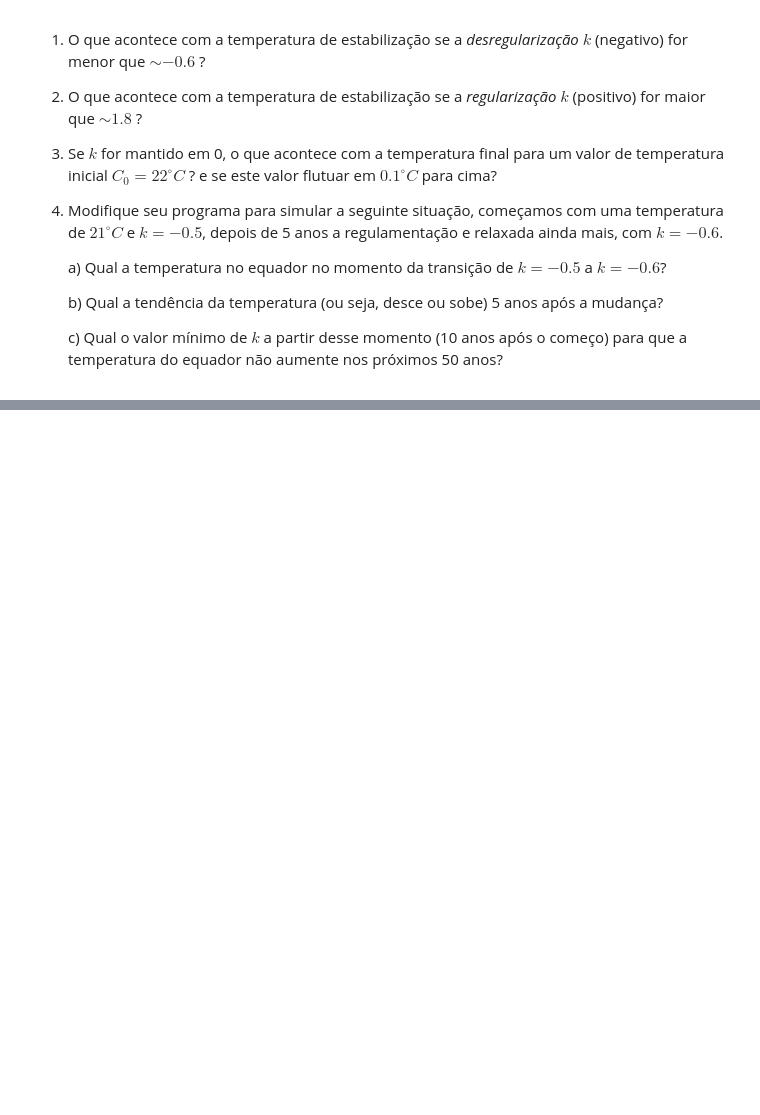
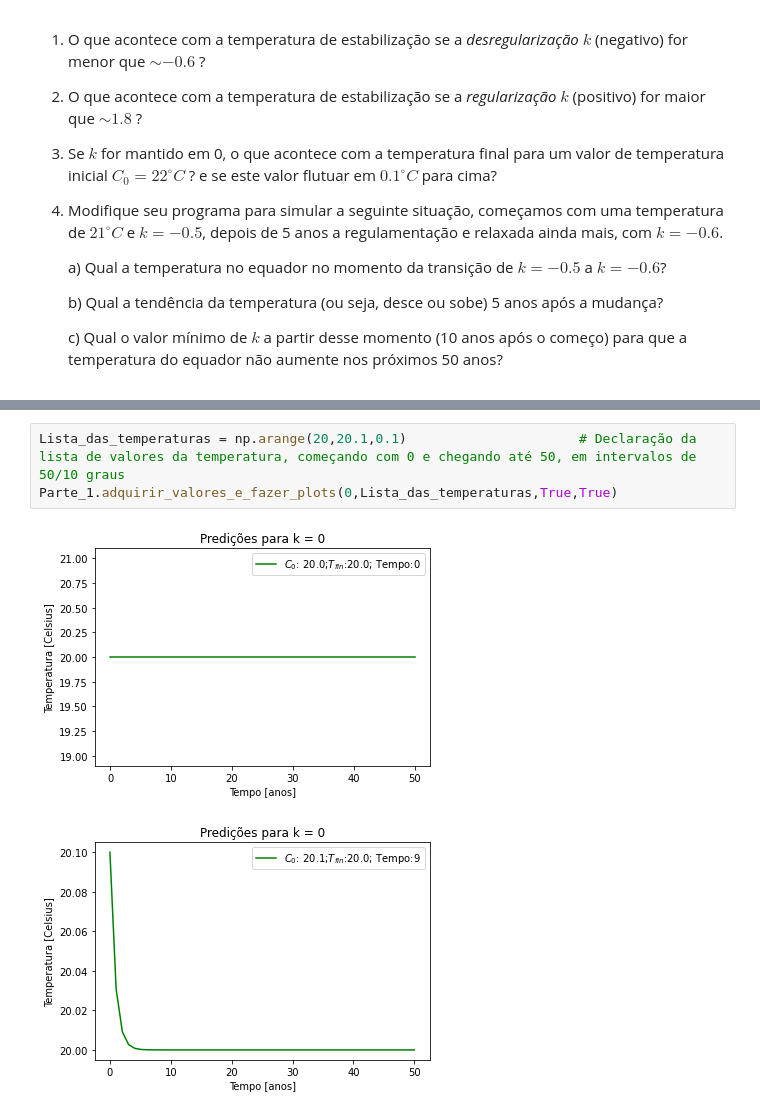
Before and after one commit to MataiasCost/Python_UERJ, a Jupyter notebook: Projeto1_IntroPythonUERJ.ipynb, the cells around one changed output, grey strips where cells are left out. Saved outputs shown, nothing was run; the diff lists cells and outputs as text; blank space fills up the shorter version.

```diff
--- a/Projeto1_IntroPythonUERJ.ipynb
+++ b/Projeto1_IntroPythonUERJ.ipynb
@@ -353,0 +393,6 @@ Responda as perguntas,  apresentando cálculos ou gráficos para justificar as s
+# %%
+Lista_das_temperaturas = np.arange(20,20.1,0.1)                      # Declaração da lista de valores da temperatura, começando com 0 e chegando até 50, em intervalos de 50/10 graus
+Parte_1.adquirir_valores_e_fazer_plots(0,Lista_das_temperaturas,True,True)
+# %% [output]
+[figure, added]
+[figure, added]
```
Also changed, not shown: parts of 6 cells of this notebook.
